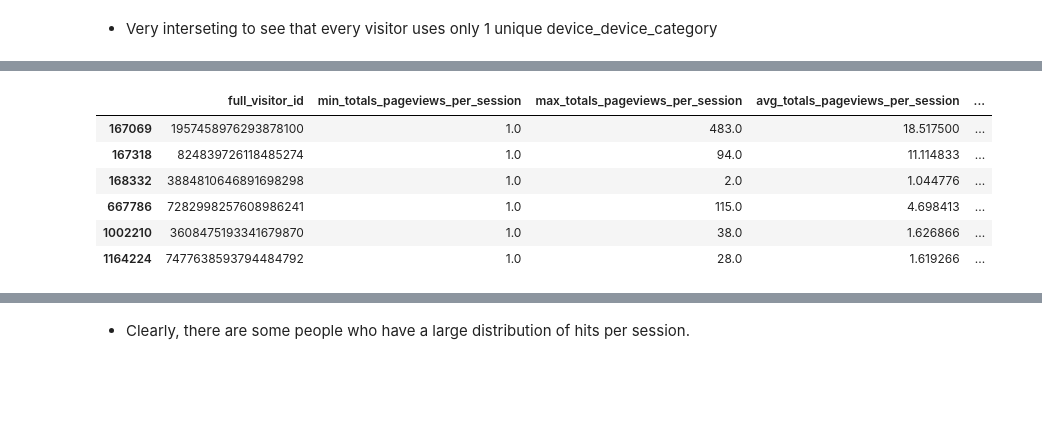
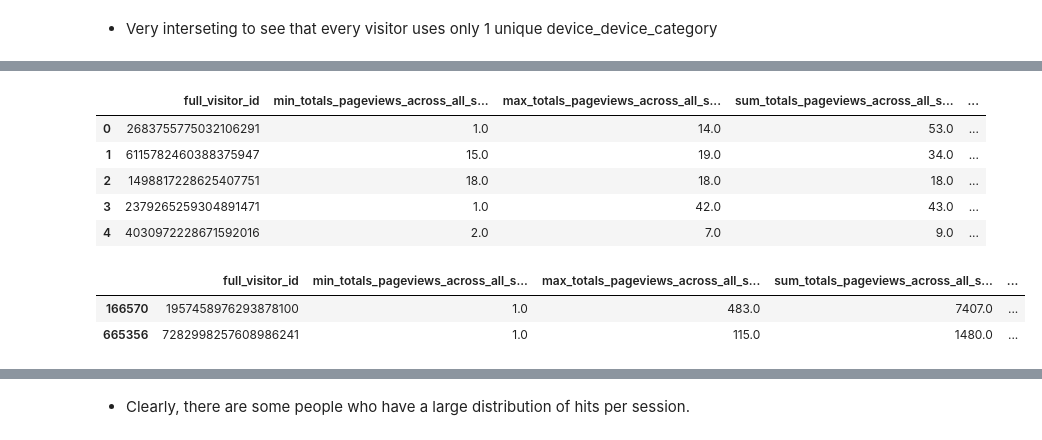
Before and after one commit to hardiksahi/MachineLearning, a Jupyter notebook: kaggle/google-analytics-propensity/notebooks/1_EDA.ipynb, the cells around one changed output, grey strips where cells are left out. Drawn from its saved outputs; the diff is of its cells as text; code cells hidden in the pictures; blank space fills up the shorter version.

```diff
--- a/kaggle/google-analytics-propensity/notebooks/1_EDA.ipynb
+++ b/kaggle/google-analytics-propensity/notebooks/1_EDA.ipynb
@@ -257,11 +257,15 @@ def get_separator_separated_values_for_column(con, table_name, count_column_name
         res_df = con.execute(f"select {group_by_column_name}, array_to_string(list_sort(string_split(STRING_AGG(DISTINCT({count_column_name}), '{separator}'), '{separator}')), '{separator}') AS concatenated_unique_{count_column_name} from {table_name} group by {group_by_column_name}").df()
         return res_df
 # %%
-def get_aggregates_for_numerical_variable_using_groupby_column(con, table_name, numeric_column_name, group_by_column_list, is_per_session=True):
-    if isinstance(group_by_column_list, list):
-        group_by_column_name = ','.join(group_by_column_list)
-    if is_per_session:
-        return con.execute(f"select {group_by_column_name}, min(CAST({numeric_column_name} AS DOUBLE)) AS min_{numeric_column_name}_per_session, max(CAST({numeric_column_name} AS DOUBLE)) AS max_{numeric_column_name}_per_session, avg(CAST({numeric_column_name} AS DOUBLE)) AS avg_{numeric_column_name}_per_session, median(CAST({numeric_column_name} AS DOUBLE)) AS median_{numeric_column_name}_per_session, COUNT(*) AS row_count from {table_name} group by {group_by_column_name};").df()
+# def get_aggregates_for_numerical_variable_using_groupby_column(con, table_name, numeric_column_name, group_by_column_list, analysis_type='session'):
+#     if isinstance(group_by_column_list, list):
+#         group_by_column_name = ','.join(group_by_column_list)
+#     if analysis_type == 'session':
+#         ## Step 1: Get session level data
+#         ##con.execute(f"select full_visitor_id, unique_session_identifier, sum(CAST(totals_visits AS DOUBLE)) AS tt from intermediate_train_data group by full_visitor_id, unique_session_identifier;").df()
+#         return con.execute(f"select {group_by_column_name}, min(CAST({numeric_column_name} AS DOUBLE)) AS min_{numeric_column_name}_per_session, max(CAST({numeric_column_name} AS DOUBLE)) AS max_{numeric_column_name}_per_session, SUM(CAST({numeric_column_name} AS DOUBLE)) AS sum_{numeric_column_name}, AVG(COALESCE(CAST({numeric_column_name} AS DOUBLE), 0)) AS avg_{numeric_column_name}_per_session, median(CAST({numeric_column_name} AS DOUBLE)) AS median_{numeric_column_name}_per_session, COUNT(visit_number) AS session_count from {table_name} group by {group_by_column_name};").df()
+#     elif analysis_type == 'store_visit':
+#         return con.execute(f"select {group_by_column_name}, min(CAST({numeric_column_name} AS DOUBLE)) AS min_{numeric_column_name}_per_session, max(CAST({numeric_column_name} AS DOUBLE)) AS max_{numeric_column_name}_per_session, SUM(CAST({numeric_column_name} AS DOUBLE)) AS sum_{numeric_column_name}, AVG(COALESCE(CAST({numeric_column_name} AS DOUBLE), 0)) AS avg_{numeric_column_name}_per_session, median(CAST({numeric_column_name} AS DOUBLE)) AS median_{numeric_column_name}_per_session, COUNT(visit_number) AS session_count from {table_name} group by {group_by_column_name};").df()
 # %% [markdown]
 ## Create a connection to duckdb file and register intermediate data that is the result of handle_raw_data pipeline
 # %%
@@ -659 +871,9 @@ Note: Contrary to popular belief, high page views don’t always mean you’re r
+# %%
+def get_aggregates_for_numerical_variable_using_groupby_column(con, table_name, numeric_column_name, analysis_type='session'):
+    if analysis_type == 'session':
+        ## Step 1: Get session level data
+        session_df_query = f"(select full_visitor_id, unique_session_identifier, SUM({numeric_column_name}) AS {numeric_column_name} from {table_name} GROUP BY full_visitor_id, unique_session_identifier) "
+        return con.execute(f"select full_visitor_id, min({numeric_column_name}) AS min_{numeric_column_name}_across_all_sessions, max({numeric_column_name}) AS max_{numeric_column_name}_across_all_sessions, SUM({numeric_column_name}) AS sum_{numeric_column_name}_across_all_sessions, AVG(COALESCE({numeric_column_name}, 0)) AS avg_{numeric_column_name}_across_all_sessions, median({numeric_column_name}) AS median_{numeric_column_name}_across_all_sessions, COUNT(unique_session_identifier) AS session_count from {session_df_query} group by full_visitor_id;").df()
+    # elif analysis_type == 'store_visit':
+    #     return con.execute(f"select {group_by_column_name}, min(CAST({numeric_column_name} AS DOUBLE)) AS min_{numeric_column_name}_per_session, max(CAST({numeric_column_name} AS DOUBLE)) AS max_{numeric_column_name}_per_session, SUM(CAST({numeric_column_name} AS DOUBLE)) AS sum_{numeric_column_name}, AVG(COALESCE(CAST({numeric_column_name} AS DOUBLE), 0)) AS avg_{numeric_column_name}_per_session, median(CAST({numeric_column_name} AS DOUBLE)) AS median_{numeric_column_name}_per_session, COUNT(visit_number) AS session_count from {table_name} group by {group_by_column_name};").df()
 # %%
@@ -734,2 +906,2 @@ totals_visits_per_user_aggregates_df[totals_visits_per_user_aggregates_df.row_co
 # %%
-totals_pageviews_per_user_aggregates_df = get_aggregates_for_numerical_variable_using_groupby_column(con, 'intermediate_train_data', 'totals_pageviews', ['full_visitor_id'])
+totals_pageviews_per_user_aggregates_df = get_aggregates_for_numerical_variable_using_groupby_column(con, 'primary_clean_train_data', 'totals_pageviews', analysis_type='session')
@@ -736,10 +924,18 @@ totals_pageviews_per_user_aggregates_df = get_aggregates_for_numerical_variable_
+# %%
+totals_pageviews_per_user_aggregates_df.loc[:, 'session_type'] = 'single'
+totals_pageviews_per_user_aggregates_df.loc[totals_pageviews_per_user_aggregates_df.session_count>1, 'session_type'] = 'multiple'
+# %%
+totals_pageviews_per_user_aggregates_df.head()
+# %% [output]
+|  | full_visitor_id | min_totals_pageviews_across_all_s... | max_totals_pageviews_across_all_s... | sum_totals_pageviews_across_all_s... | ... |
+| 0 | 2683755775032106291 | 1.0 | 14.0 | 53.0 | ... |
+| 1 | 6115782460388375947 | 15.0 | 19.0 | 34.0 | ... |
+| 2 | 1498817228625407751 | 18.0 | 18.0 | 18.0 | ... |
+| 3 | 2379265259304891471 | 1.0 | 42.0 | 43.0 | ... |
+| 4 | 4030972228671592016 | 2.0 | 7.0 | 9.0 | ... |
 # %%
-totals_pageviews_per_user_aggregates_df[totals_pageviews_per_user_aggregates_df.row_count>200]
+totals_pageviews_per_user_aggregates_df[totals_pageviews_per_user_aggregates_df.session_count>300]
 # %% [output]
-|  | full_visitor_id | min_totals_pageviews_per_session | max_totals_pageviews_per_session | avg_totals_pageviews_per_session | ... |
-| 167069 | 1957458976293878100 | 1.0 | 483.0 | 18.517500 | ... |
-| 167318 | 824839726118485274 | 1.0 | 94.0 | 11.114833 | ... |
-| 168332 | 3884810646891698298 | 1.0 | 2.0 | 1.044776 | ... |
-| 667786 | 7282998257608986241 | 1.0 | 115.0 | 4.698413 | ... |
-| 1002210 | 3608475193341679870 | 1.0 | 38.0 | 1.626866 | ... |
-| 1164224 | 7477638593794484792 | 1.0 | 28.0 | 1.619266 | ... |
+|  | full_visitor_id | min_totals_pageviews_across_all_s... | max_totals_pageviews_across_all_s... | sum_totals_pageviews_across_all_s... | ... |
+| 166570 | 1957458976293878100 | 1.0 | 483.0 | 7407.0 | ... |
+| 665356 | 7282998257608986241 | 1.0 | 115.0 | 1480.0 | ... |
```
Also changed, not shown: parts of 267 cells of this notebook, 16 other files.
